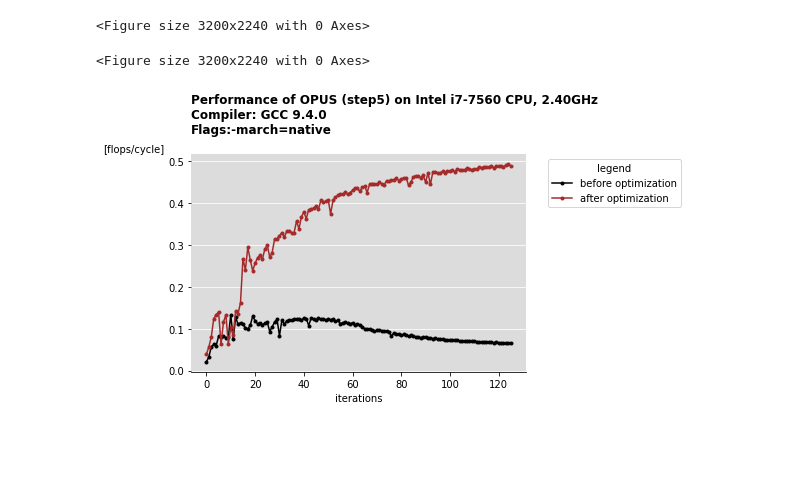
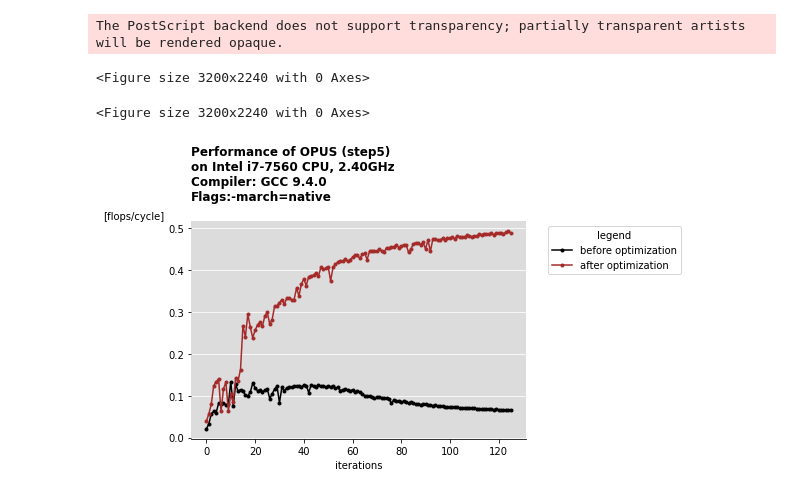
Before and after one commit to zhangganlin/OPUS-via-Bunch-Kaufman-pivoting-and-standard-optimization, a Jupyter notebook: script/plot.ipynb, the cells around one changed output. Saved outputs shown, nothing was run; the diff lists cells and outputs as text; code cells hidden in the pictures; blank space fills up the shorter version.

```diff
--- a/script/plot.ipynb
+++ b/script/plot.ipynb
@@ -20,6 +31,7 @@ plot_step_performance('../output/block_opt_eval_opt_d4.txt', '5')
 # %%
-plot_two_step_performance('../output/baseline_solver_d4.txt', '../output/block_opt_eval_opt_d4.txt', '5')
+plot_two_step_performance('../output/baseline_solver_d4.txt', '../output/block_opt_eval_opt_d4.txt', '5', save=True, save_dir = './output_5.eps')
 # %% [output]
-<Figure size 3200x2240 with 0 Axes>
+The PostScript backend does not support transparency; partially transparent artists will be rendered opaque.
 <Figure size 3200x2240 with 0 Axes>
+<Figure size 3200x2240 with 0 Axes>
-[figure, old version]
+[figure, new version]
```
Also changed, not shown: parts of 10 cells of this notebook, 10 other files.
